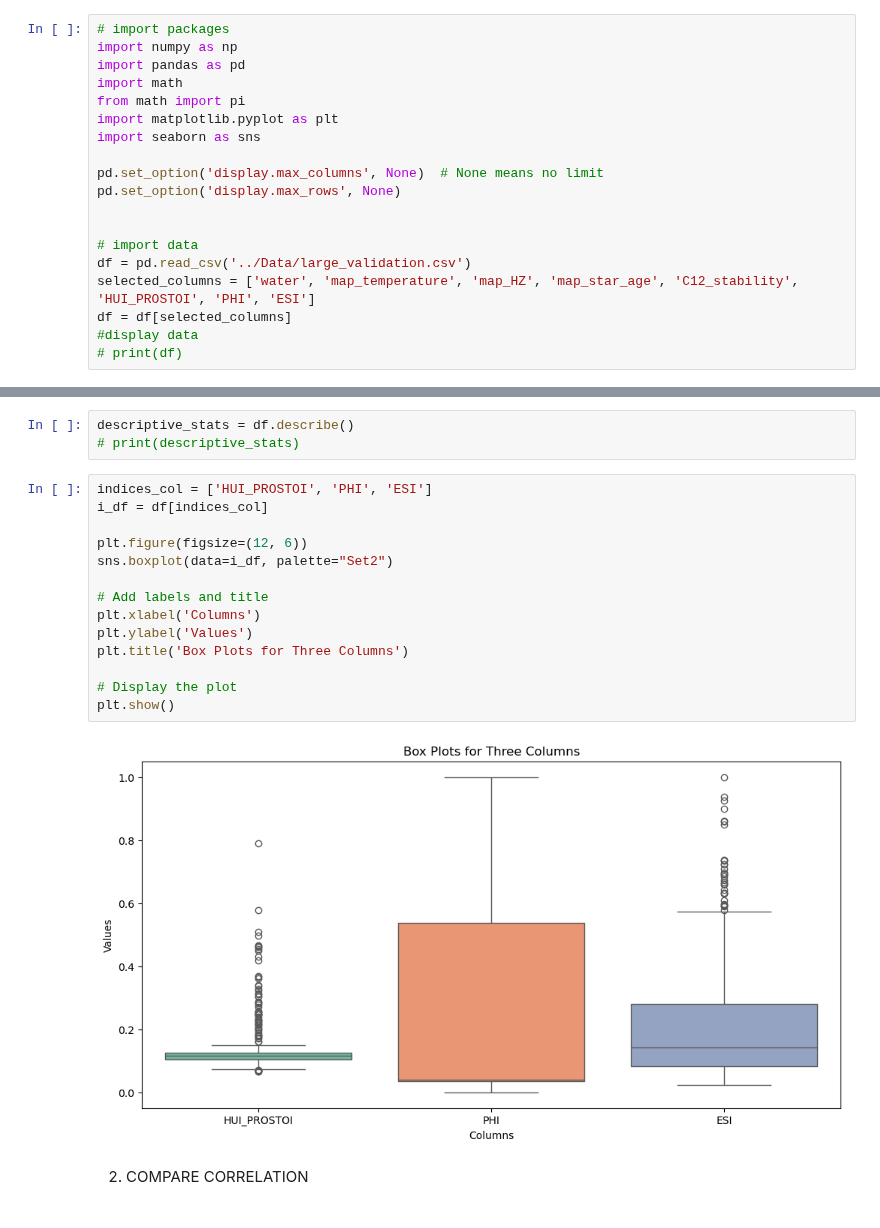
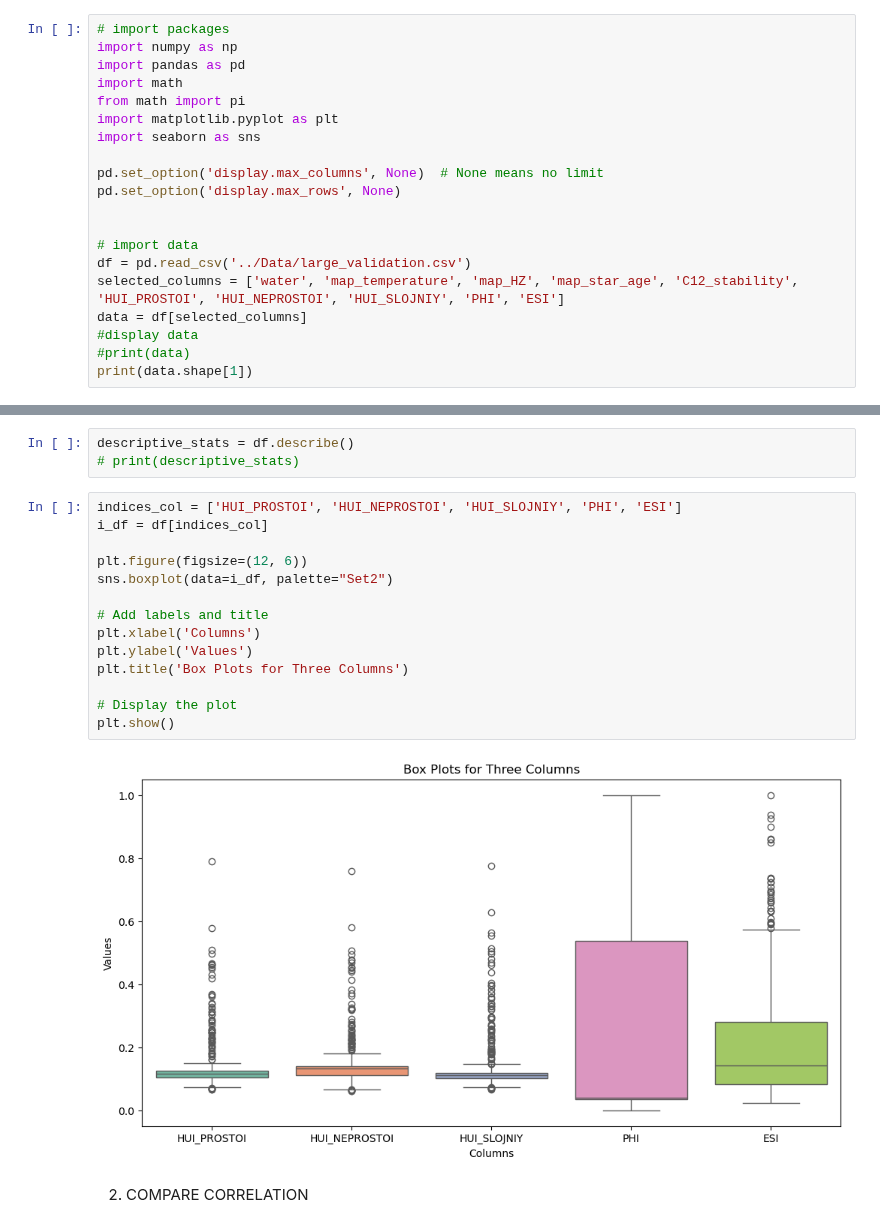
Before and after one commit to Sasha-Kondakova/Habitability-Index, a Jupyter notebook: code/Validation.ipynb, the cells around one changed output, grey strips where cells are left out. Saved outputs shown, nothing was run; the diff lists cells and outputs as text.

```diff
--- a/code/Validation.ipynb
+++ b/code/Validation.ipynb
@@ -13,7 +13,8 @@ pd.set_option('display.max_rows', None)
 
 # import data
 df = pd.read_csv('../Data/large_validation.csv')
-selected_columns = ['water', 'map_temperature', 'map_HZ', 'map_star_age', 'C12_stability', 'HUI_PROSTOI', 'PHI', 'ESI']
-df = df[selected_columns]
+selected_columns = ['water', 'map_temperature', 'map_HZ', 'map_star_age', 'C12_stability', 'HUI_PROSTOI', 'HUI_NEPROSTOI', 'HUI_SLOJNIY', 'PHI', 'ESI']
+data = df[selected_columns]
 #display data
-# print(df)
+#print(data)
+print(data.shape[1])
@@ -23,21 +26,21 @@ df = df[selected_columns]
 descriptive_stats = df.describe()
 # print(descriptive_stats)
 # %%
-indices_col = ['HUI_PROSTOI', 'PHI', 'ESI']
+indices_col = ['HUI_PROSTOI', 'HUI_NEPROSTOI', 'HUI_SLOJNIY', 'PHI', 'ESI']
 i_df = df[indices_col]
 
 plt.figure(figsize=(12, 6))
 sns.boxplot(data=i_df, palette="Set2")
 
 # Add labels and title
 plt.xlabel('Columns')
 plt.ylabel('Values')
 plt.title('Box Plots for Three Columns')
 
 # Display the plot
 plt.show()
 # %% [output]
-[figure, old version]
+[figure, new version]
 # %% [markdown]
 2. COMPARE CORRELATION
 # %%
```
Also changed, not shown: parts of 8 cells of this notebook, 2 other files.
